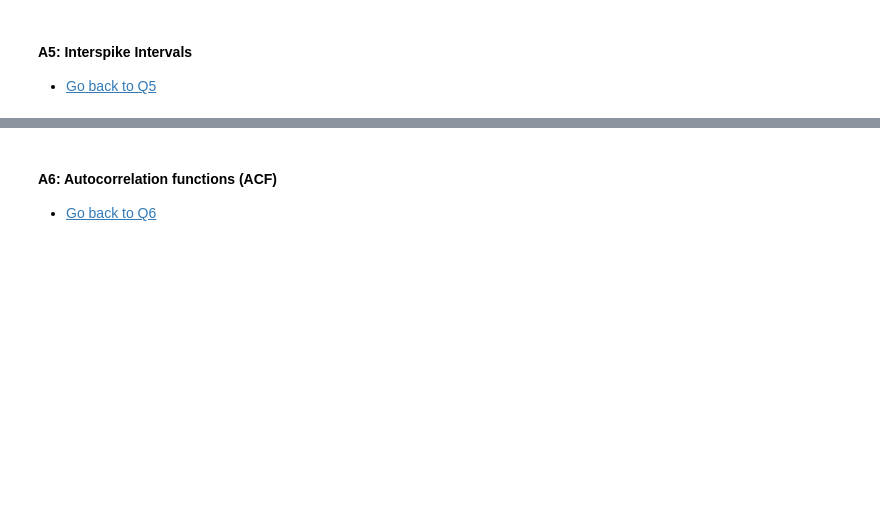
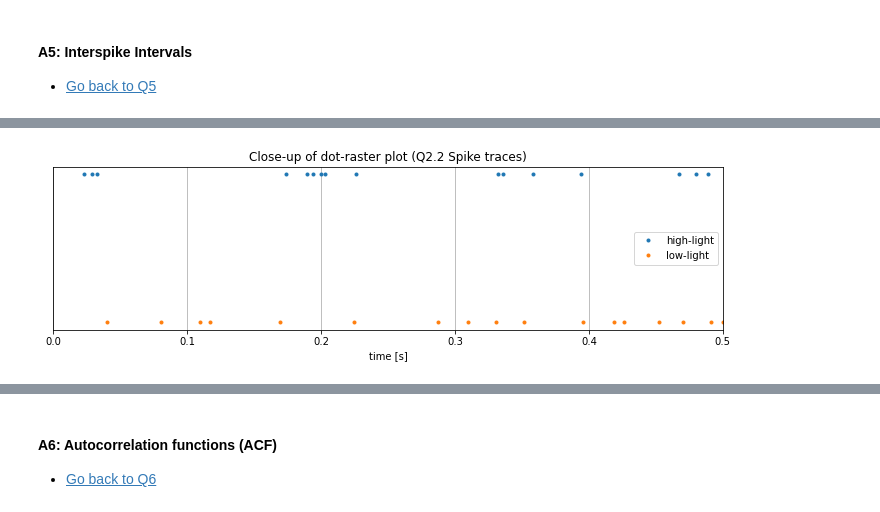
Before and after one commit to RobbeDeMuynck/CN_practicals, a Jupyter notebook: Module 2/Module2_Ex1_XX.ipynb, the cells around one changed output, grey strips where cells are left out. Saved outputs shown, nothing was run; the diff lists cells and outputs as text; code cells hidden in the pictures; blank space fills up the shorter version.

```diff
--- a/Module 2/Module2_Ex1_XX.ipynb
+++ b/Module 2/Module2_Ex1_XX.ipynb
@@ -497,0 +535,81 @@ Your answer here
+# %%
+# Use the following variables:
+
+#ISI_low
+#ISI_high
+#ISI_hist_low_10
+#ISI_hist_high_10
+#ISI_hist_low_1
+#ISI_hist_high_1
+
+#######################
+##   Q5.1 solution   ##
+#######################
+
+# Close-up of dot-raster plot from Q2.2
+plt.figure(fig_2)
+plt.title('Close-up of dot-raster plot (Q2.2 Spike traces)')
+plt.xlim([0, 0.50])
+plt.show()
+
+# Calculation of ISI distributions
+ISI_low = np.diff(spikes_low)
+ISI_high = np.diff(spikes_high)
+
+# print(max(ISI_high), max(ISI_low))
+max_time = 0.72
+time_bins_20 = np.arange(0, max_time, 0.020)
+time_bins_2 = np.arange(0, max_time, 0.002)
+
+ISI_hist_low_20, _ = np.histogram(ISI_low, time_bins_20)
+ISI_hist_high_20, _ = np.histogram(ISI_high, time_bins_20)
+ISI_hist_low_2, _ = np.histogram(ISI_low, time_bins_2)
+ISI_hist_high_2, _ = np.histogram(ISI_high, time_bins_2)
+
+# Construct plots for comparison
+fig, (ax1, ax2) = plt.subplots(1, 2, figsize=(12, 6))
+
+ax1.hist(ISI_high, time_bins_20, alpha=0.4, label='high-light')
+ax1.hist(ISI_low, time_bins_20, alpha=0.4, label='low-light')
+ax2.hist(ISI_high, time_bins_2, alpha=0.4, label='high-light')
+ax2.hist(ISI_low, time_bins_2, alpha=0.4, label='low-light')
+
+ax1.set_title('20ms bins')
+ax1.set_xlabel('interspike-interval (ISI) [s]')
+ax1.set_ylabel('number of spikes')
+ax1.legend()
+ax2.set_title('2ms bins')
+ax2.set_xlabel('interspike-interval (ISI) [s]')
+ax2.set_ylabel('number of spikes')
+ax2.legend()
+# ax1.set_xlim([0, 0.2])
+# ax2.set_xlim([0, 0.2])
+plt.suptitle('Comparison of ISI for different light conditions')
+plt.show()
+
+# Calculate most occuring ISI for each condition (2ms bins)
+centers_bins_20 = (time_bins_20[:-1]+time_bins_20[1:])/2
+centers_bins_2 = (time_bins_2[:-1]+time_bins_2[1:])/2
+argmax_low_2 = np.argmax(ISI_hist_low_2)
+argmax_high_2 = np.argmax(ISI_hist_high_2)
+
+print(f"""
+ISI most occuring for high-light condition: {centers_bins_2[argmax_high_2]} s
+ISI most occuring for low-light condition:  {centers_bins_2[argmax_low_2]} s
+""")
+N_high, N_low = np.sum(ISI_hist_high_2), np.sum(ISI_hist_low_2)
+
+# Extra plot to get a more clear view of the ISI distributions
+fig, ax = plt.subplots(1, 1, figsize=(6, 6))
+
+ax.plot(centers_bins_2, 100*ISI_hist_high_2.cumsum()/N_high, label='high-light')
+ax.plot(centers_bins_2, 100*ISI_hist_low_2.cumsum()/N_low, label='low-light')
+ax.set_title('Comparison of ISI for different light conditions: cumulative sum')
+ax.set_xlabel('interspike-interval (ISI) [s]')
+ax.set_ylabel('fraction of total spikes [%]')
+ax.legend(loc=5)
+ax.grid()
+
+plt.show()
+# %% [output]
+[figure, added]
```
Also changed, not shown: parts of 25 cells of this notebook.
